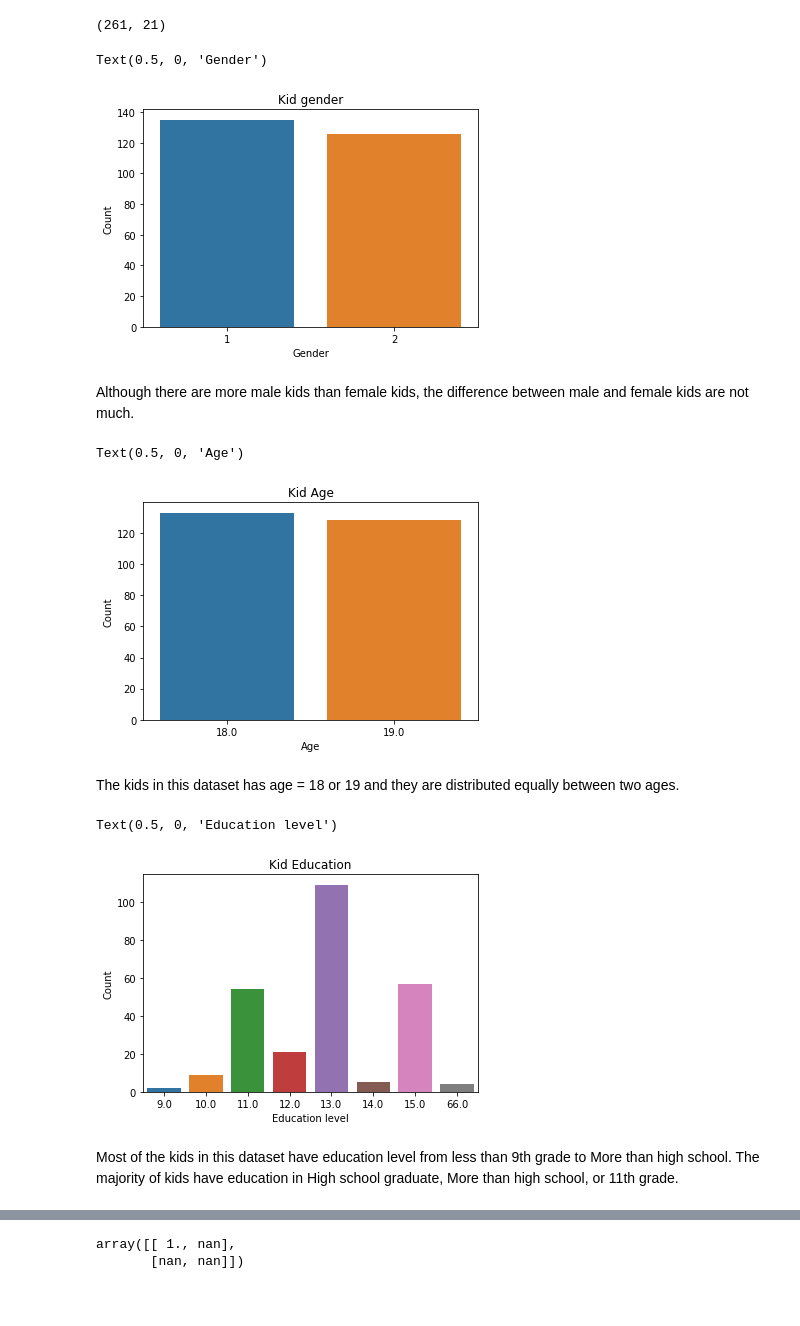
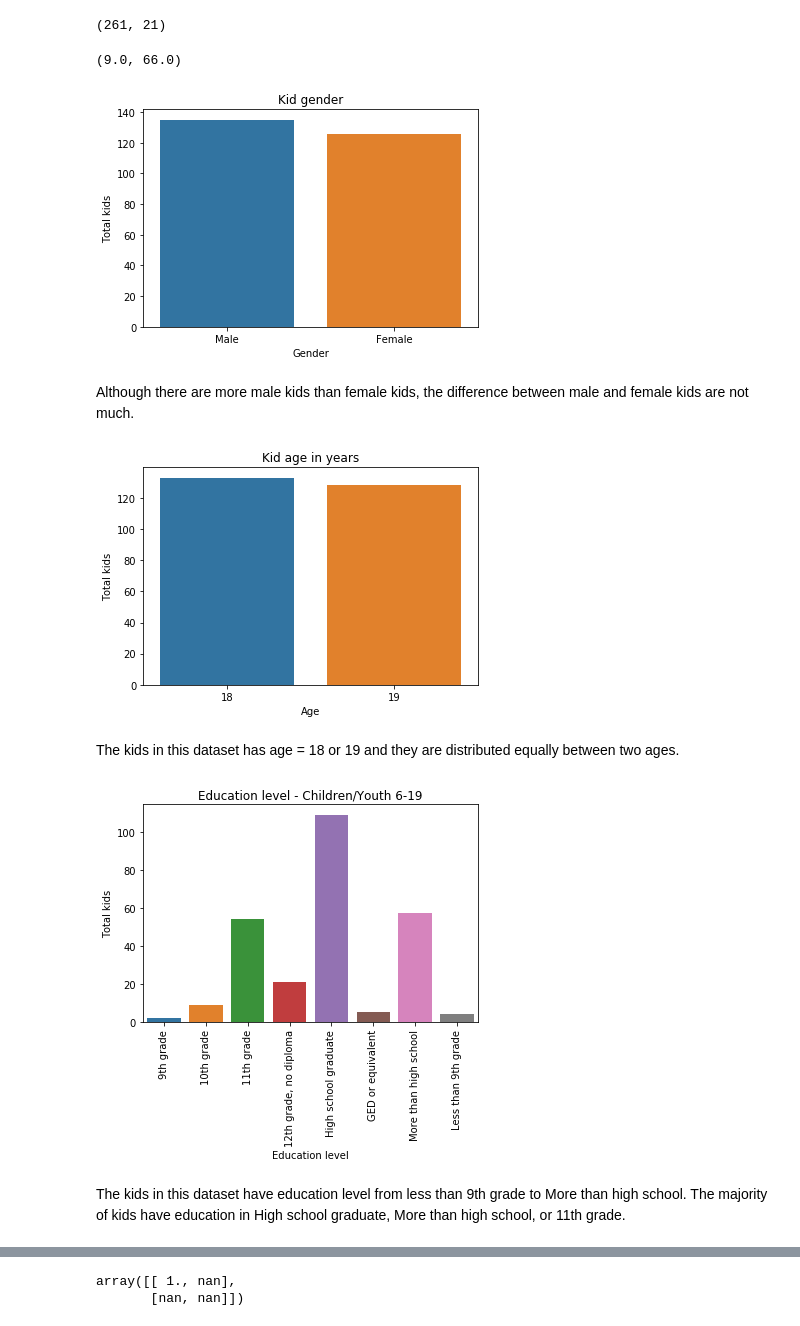
Before and after one commit to gthein/COGS108-FinalProject, a Jupyter notebook: Analysis_Queen.ipynb, the cells around one changed output, grey strips where cells are left out. Drawn from its saved outputs; the diff is of its cells as text; code cells hidden in the pictures; blank space fills up the shorter version.

Commit message:
Kid education analysis

```diff
--- a/Analysis_Queen.ipynb
+++ b/Analysis_Queen.ipynb
@@ -24,3 +24,11 @@ df_kid = df[df.AGE < 20]
 df_kid.shape
 # %% [output]
 (261, 21)
+# %%
+min_education = df_kid['EDUCATION_KID'].min()
+max_education = df_kid['EDUCATION_KID'].max()
+min_education, max_education
+# %% [output]
+(9.0, 66.0)
+# %%
+education_labels = ['9th grade','10th grade','11th grade','12th grade, no diploma','High school graduate','GED or equivalent','More than high school','Less than 9th grade']
@@ -27,14 +37,13 @@ df_kid.shape
 # %%
-sns.countplot(x='GENDER', data=df_kid,
-             order = [1, 2])
+sns.countplot(x='GENDER', data=df_kid)
 ax = plt.gca()
 
 # add title and axis labels (modify x-axis label)
 ax.set_title('Kid gender')
-ax.set_ylabel('Count')
+ax.set_ylabel('Total kids')
 ax.set_xlabel('Gender')
+ax.set_xticklabels(('Male', 'Female'));
 # %% [output]
-Text(0.5, 0, 'Gender')
-[figure, old version]
+[figure, new version]
 # %% [markdown]
 Although there are more male kids than female kids, the difference between male and female kids are not much.
@@ -43,25 +54,25 @@ sns.countplot(x='AGE', data=df_kid)
 ax = plt.gca()
 
 # add title and axis labels (modify x-axis label)
-ax.set_title('Kid Age')
-ax.set_ylabel('Count')
+ax.set_title('Kid age in years')
+ax.set_ylabel('Total kids')
 ax.set_xlabel('Age')
+ax.set_xticklabels(age_labels);
 # %% [output]
-Text(0.5, 0, 'Age')
-[figure, old version]
+[figure, new version]
 # %% [markdown]
 The kids in this dataset has age = 18 or 19 and they are distributed equally between two ages.
 # %%
 sns.countplot(x='EDUCATION_KID', data=df_kid)
 ax = plt.gca()
 
 # add title and axis labels (modify x-axis label)
-ax.set_title('Kid Education')
-ax.set_ylabel('Count')
+ax.set_title('Education level - Children/Youth 6-19')
+ax.set_ylabel('Total kids')
 ax.set_xlabel('Education level')
+ax.set_xticklabels(education_labels,rotation='vertical');
 # %% [output]
-Text(0.5, 0, 'Education level')
-[figure, old version]
+[figure, new version]
 # %% [markdown]
-Most of the kids in this dataset have education level from less than 9th grade to More than high school.
+The kids in this dataset have education level from less than 9th grade to More than high school.
 The majority of kids have education in High school graduate, More than high school, or 11th grade.
```
Also changed, not shown: parts of 10 cells of this notebook.
